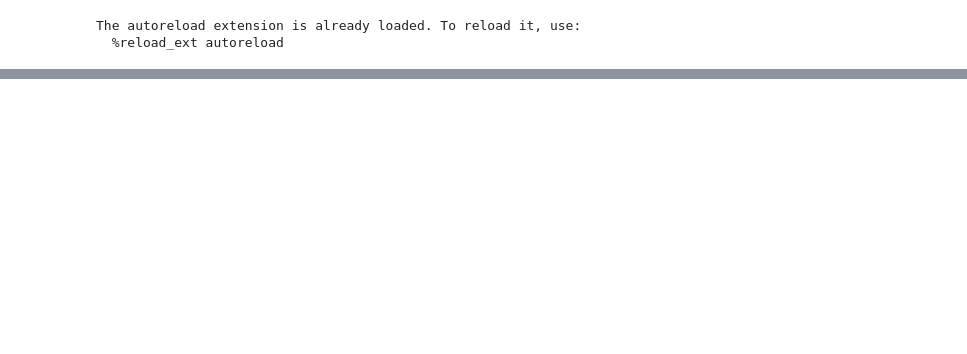
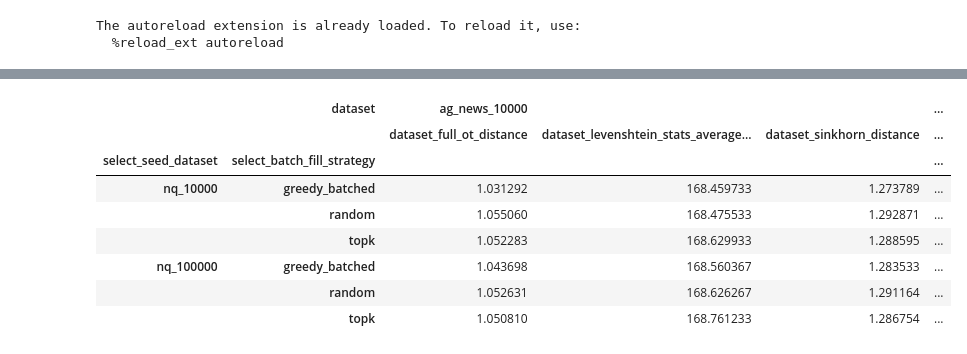
Before and after one commit to jxmorris12/reverse-training, a Jupyter notebook: nbs/2025_03_23_Experiments_first_try.ipynb, the cells around one changed output, grey strips where cells are left out. Cells and saved outputs as stored; diff of their text form; code cells hidden in the pictures; blank space fills up the shorter version.

```diff
--- a/nbs/2025_03_23_Experiments_first_try.ipynb
+++ b/nbs/2025_03_23_Experiments_first_try.ipynb
@@ -93,0 +73,33 @@ final_df.groupby(dv_cols)[iv_cols].min().sort_values(by=["dataset","select_seed_
+# %%
+
+
+dv_cols = ["dataset", "select_seed_dataset", "select_full_dataset_size", "select_batch_fill_strategy"]
+
+iv_cols = ["evaluation_best_eval_accuracy", "dataset_sinkhorn_distance", "dataset_levenshtein_stats_average_distance", "dataset_full_ot_distance"]
+
+
+# Final results: dataset size 1000, batch fill strategy is not bottomk
+final_df = df[
+    (df["select_full_dataset_size"] == 1000) &
+    (df["select_batch_fill_strategy"] != "bottomk") &
+    (df["dataset"] != "newsgroup_10000")
+].reset_index()
+final_df = final_df.groupby(dv_cols)[iv_cols].mean().sort_values(
+    by=["dataset","select_seed_dataset", "select_full_dataset_size", "select_batch_fill_strategy"],
+    ascending=False
+)
+final_df = final_df.reset_index()
+final_df = final_df.pivot(index=["select_seed_dataset", "select_batch_fill_strategy"], columns=["dataset"], values=iv_cols)
+final_df = final_df.swaplevel(0, 1, axis=1)
+final_df = final_df.sort_index(axis=1)
+final_df
+# %% [output]
+|  | dataset | ag_news_10000 |  |  | ... |
+|  |  | dataset_full_ot_distance | dataset_levenshtein_stats_average... | dataset_sinkhorn_distance | ... |
+| select_seed_dataset | select_batch_fill_strategy |  |  |  | ... |
+| nq_10000 | greedy_batched | 1.031292 | 168.459733 | 1.273789 | ... |
+|  | random | 1.055060 | 168.475533 | 1.292871 | ... |
+|  | topk | 1.052283 | 168.629933 | 1.288595 | ... |
+| nq_100000 | greedy_batched | 1.043698 | 168.560367 | 1.283533 | ... |
+|  | random | 1.052631 | 168.626267 | 1.291164 | ... |
+|  | topk | 1.050810 | 168.761233 | 1.286754 | ... |
```
Also changed, not shown: parts of 8 cells of this notebook, 6 other files.
